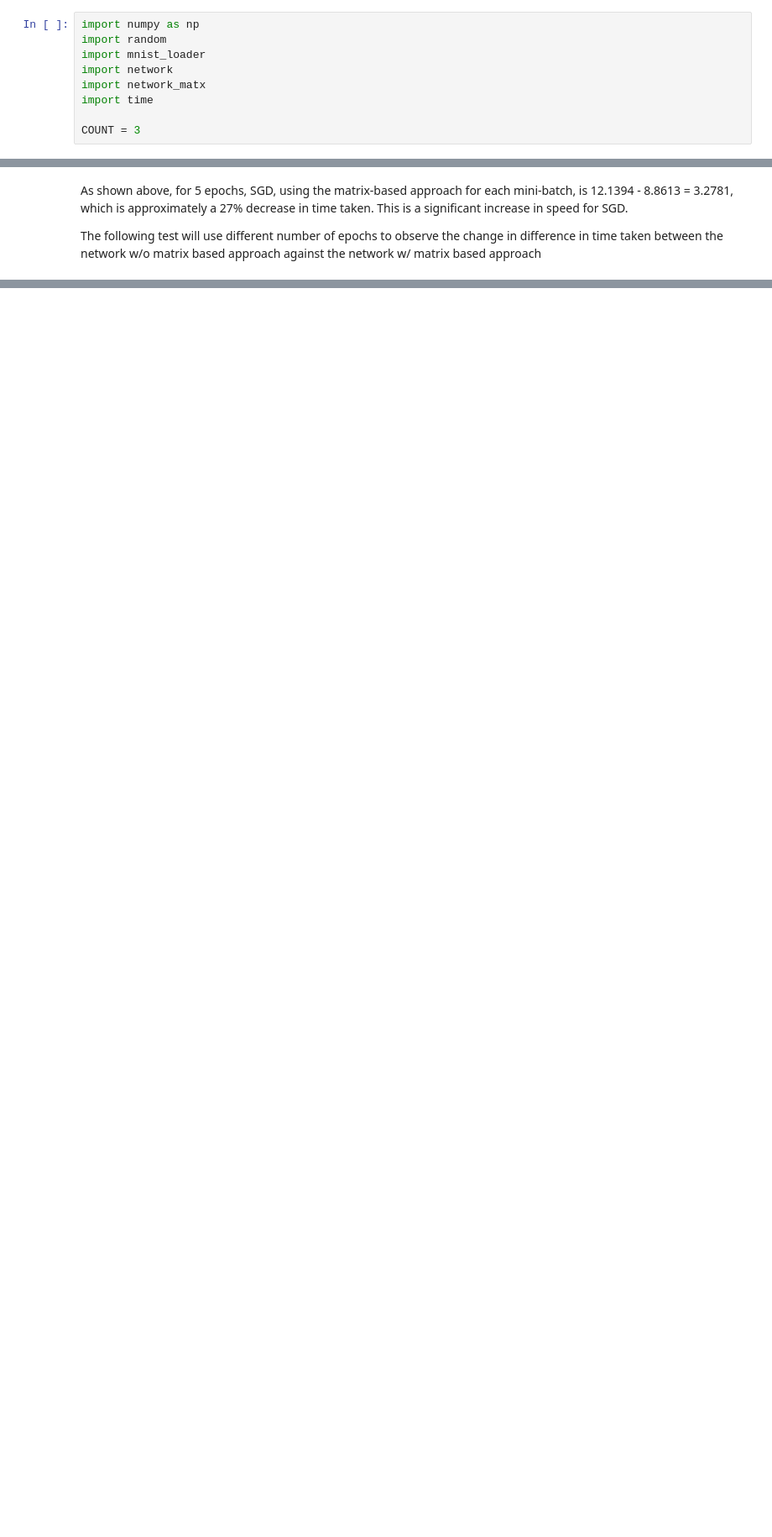
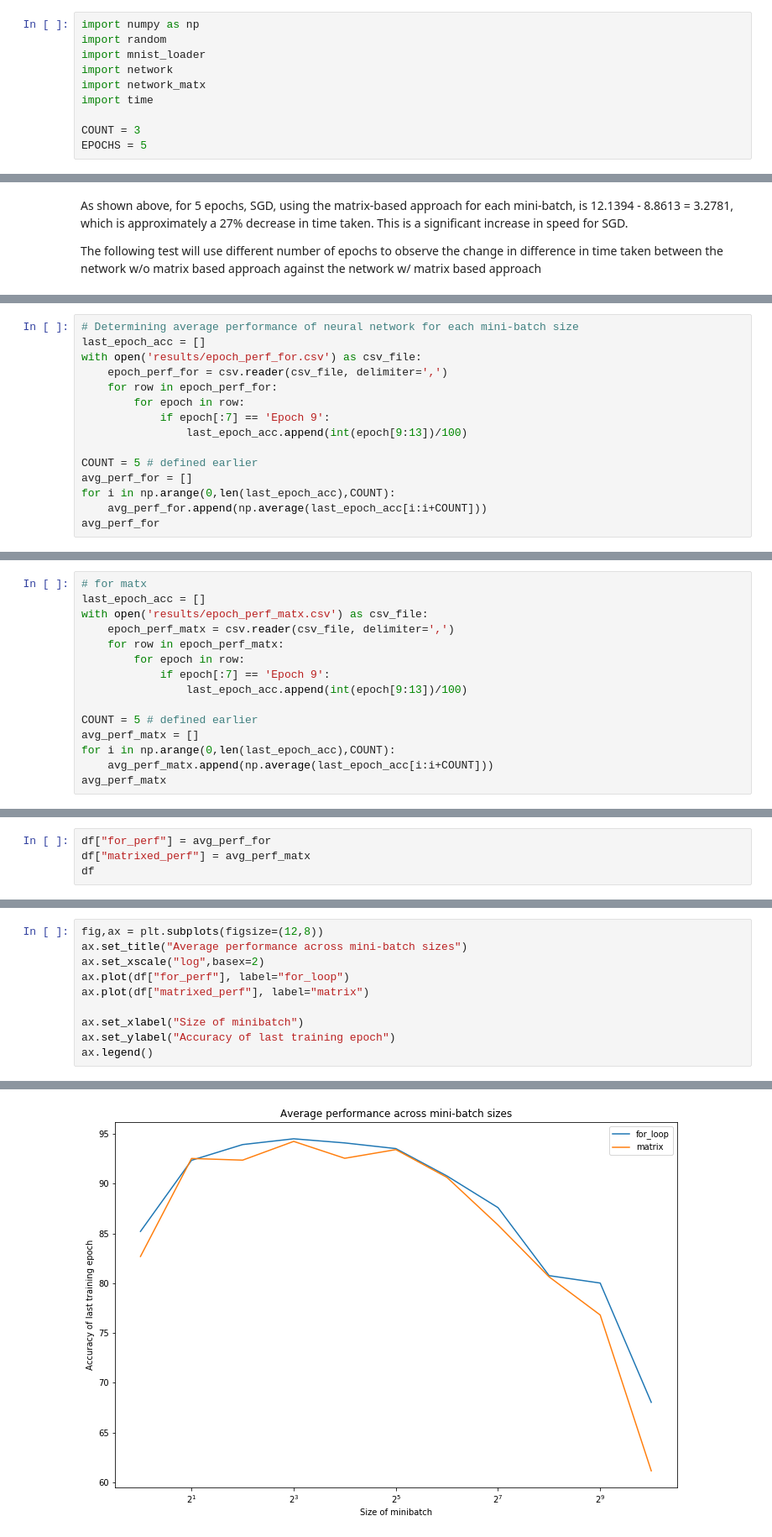
Before and after one commit to Owly-dabs/Matrix-based_backprop_over_mini-batch, a Jupyter notebook: shell.ipynb, the cells around one changed output, grey strips where cells are left out. Shown at 84% size. Saved outputs shown, nothing was run; the diff lists cells and outputs as text; blank space fills up the shorter version.

```diff
--- a/shell.ipynb
+++ b/shell.ipynb
@@ -214,6 +217,7 @@ import network_matx
 import time
 
 COUNT = 3
+EPOCHS = 5
 # %% [markdown]
 Without the matrix-based approach
 # %%
@@ -288,0 +524,15 @@ The following test will use different number of epochs to observe the  change in
+# %%
+# Determining average performance of neural network for each mini-batch size
+last_epoch_acc = []
+with open('results/epoch_perf_for.csv') as csv_file:
+    epoch_perf_for = csv.reader(csv_file, delimiter=',')
+    for row in epoch_perf_for:
+        for epoch in row:
+            if epoch[:7] == 'Epoch 9':
+                last_epoch_acc.append(int(epoch[9:13])/100)
+
+COUNT = 5 # defined earlier
+avg_perf_for = []
+for i in np.arange(0,len(last_epoch_acc),COUNT):
+    avg_perf_for.append(np.average(last_epoch_acc[i:i+COUNT]))
+avg_perf_for
@@ -288,0 +551,15 @@ The following test will use different number of epochs to observe the  change in
+# %%
+# for matx
+last_epoch_acc = []
+with open('results/epoch_perf_matx.csv') as csv_file:
+    epoch_perf_matx = csv.reader(csv_file, delimiter=',')
+    for row in epoch_perf_matx:
+        for epoch in row:
+            if epoch[:7] == 'Epoch 9':
+                last_epoch_acc.append(int(epoch[9:13])/100)
+
+COUNT = 5 # defined earlier
+avg_perf_matx = []
+for i in np.arange(0,len(last_epoch_acc),COUNT):
+    avg_perf_matx.append(np.average(last_epoch_acc[i:i+COUNT]))
+avg_perf_matx
@@ -288,0 +578,4 @@ The following test will use different number of epochs to observe the  change in
+# %%
+df["for_perf"] = avg_perf_for
+df["matrixed_perf"] = avg_perf_matx
+df
@@ -288,0 +595,11 @@ The following test will use different number of epochs to observe the  change in
+# %%
+fig,ax = plt.subplots(figsize=(12,8))
+ax.set_title("Average performance across mini-batch sizes")
+ax.set_xscale("log",basex=2)
+ax.plot(df["for_perf"], label="for_loop")
+ax.plot(df["matrixed_perf"], label="matrix")
+
+ax.set_xlabel("Size of minibatch")
+ax.set_ylabel("Accuracy of last training epoch")
+ax.legend()
+# %% [output]
@@ -288,0 +607 @@ The following test will use different number of epochs to observe the  change in
+[figure, added]
```
Also changed, not shown: parts of 29 cells of this notebook, 2 other files.
